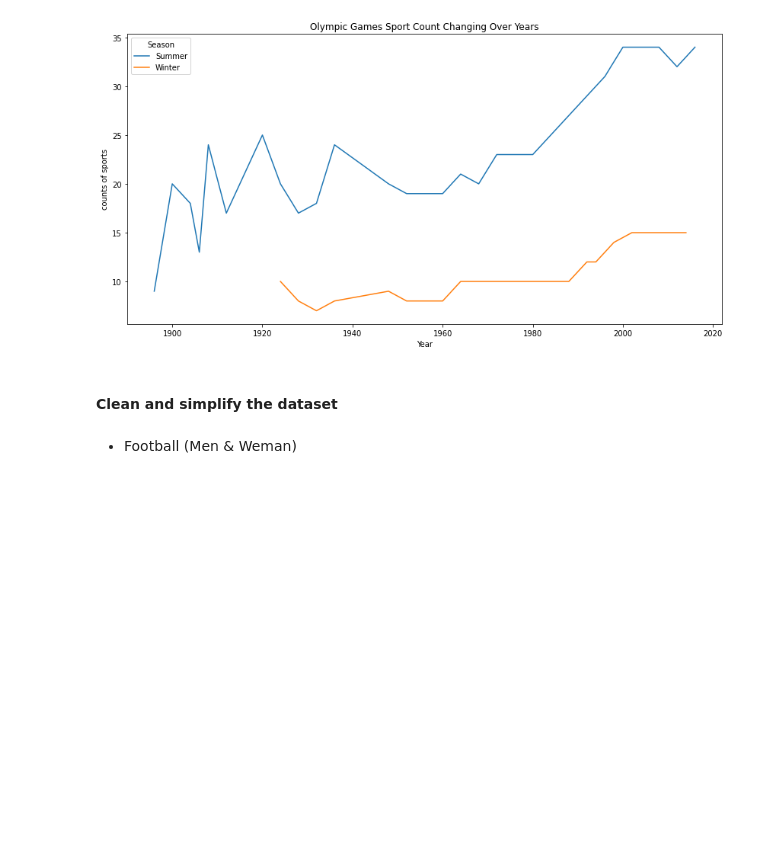
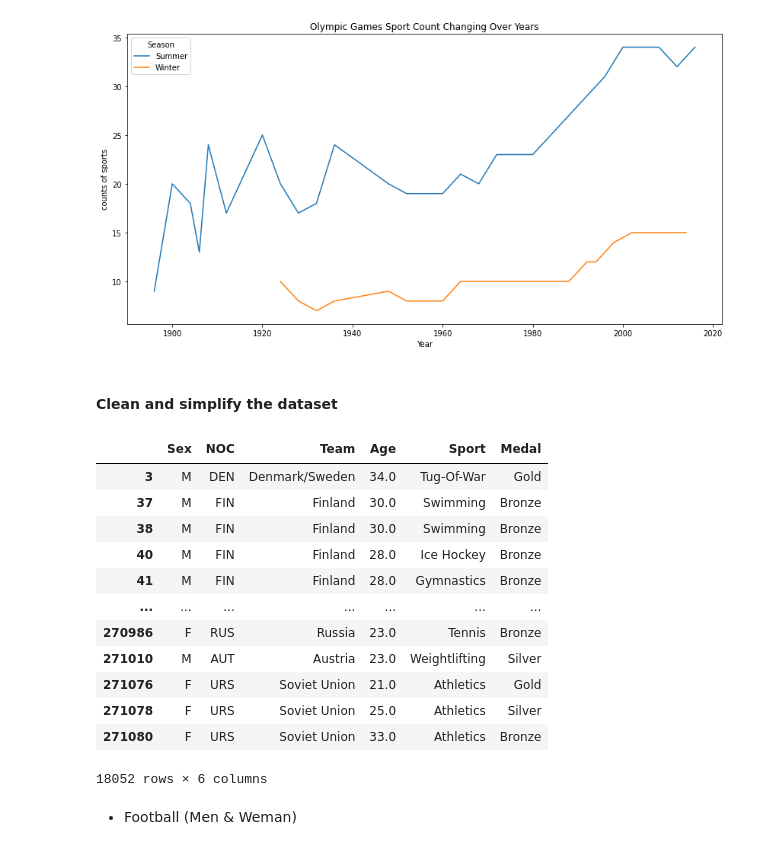
Before and after one commit to cooperhankun/Databehandling-OS-projekt-Kun-Xiu, a Jupyter notebook: Code/Projekt-OS.ipynb, the cells around one changed output. Saved outputs shown, nothing was run; the diff lists cells and outputs as text; code cells hidden in the pictures; blank space fills up the shorter version.

```diff
--- a/Code/Projekt-OS.ipynb
+++ b/Code/Projekt-OS.ipynb
@@ -571,9 +569,24 @@ sns.lineplot(data=sport_evelution, x="Year", y="Sport", hue="Season").set(title=
 #### Clean and simplify the dataset
 # %%
 os_sport_medal = os_medal_event[["Sex", "NOC", "Team", "Age", "Sport", "Medal"]]
-#os_sport_medal.info()
+#os_sport_medal.shape
 os_sport_medal = os_sport_medal.dropna()
+os_sport_medal
 # cleaned the data for only contries, ages and sports with 3 kinds of medals
+# %% [output]
+|  | Sex | NOC | Team | Age | Sport | Medal |
+| 3 | M | DEN | Denmark/Sweden | 34.0 | Tug-Of-War | Gold |
+| 37 | M | FIN | Finland | 30.0 | Swimming | Bronze |
+| 38 | M | FIN | Finland | 30.0 | Swimming | Bronze |
+| 40 | M | FIN | Finland | 28.0 | Ice Hockey | Bronze |
+| 41 | M | FIN | Finland | 28.0 | Gymnastics | Bronze |
+| ... | ... | ... | ... | ... | ... | ... |
+| 270986 | F | RUS | Russia | 23.0 | Tennis | Bronze |
+| 271010 | M | AUT | Austria | 23.0 | Weightlifting | Silver |
+| 271076 | F | URS | Soviet Union | 21.0 | Athletics | Gold |
+| 271078 | F | URS | Soviet Union | 25.0 | Athletics | Silver |
+| 271080 | F | URS | Soviet Union | 33.0 | Athletics | Bronze |
+18052 rows × 6 columns
 # %% [markdown]
 - Football (Men & Weman)
 # %%
```
Also changed, not shown: parts of 7 cells of this notebook, 3 other files.
